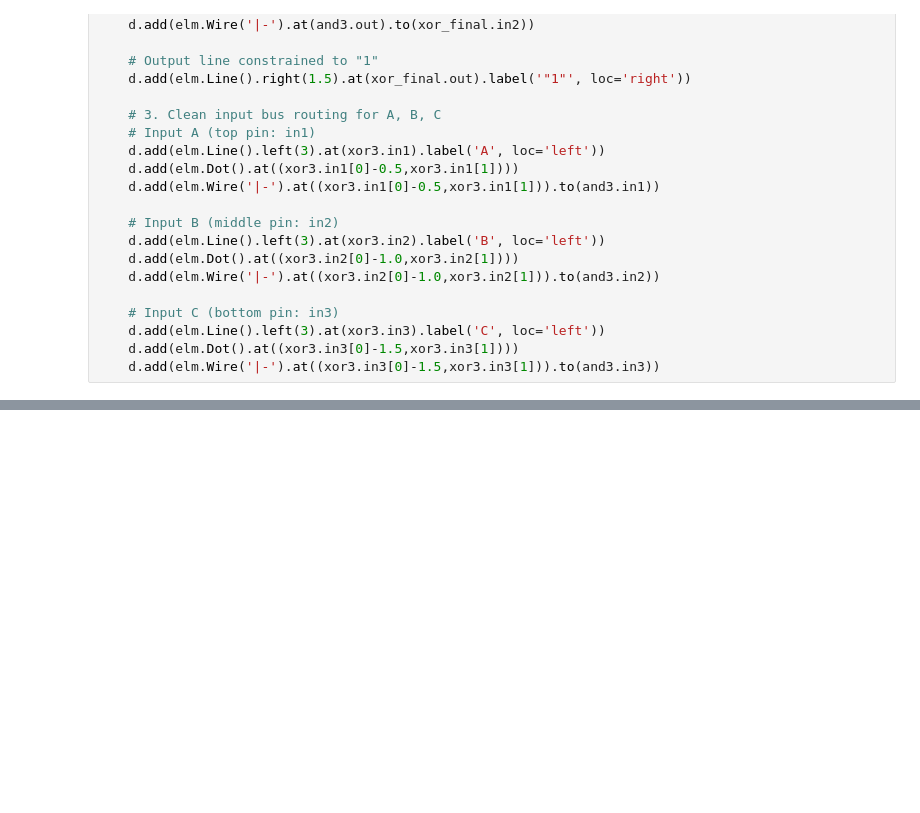
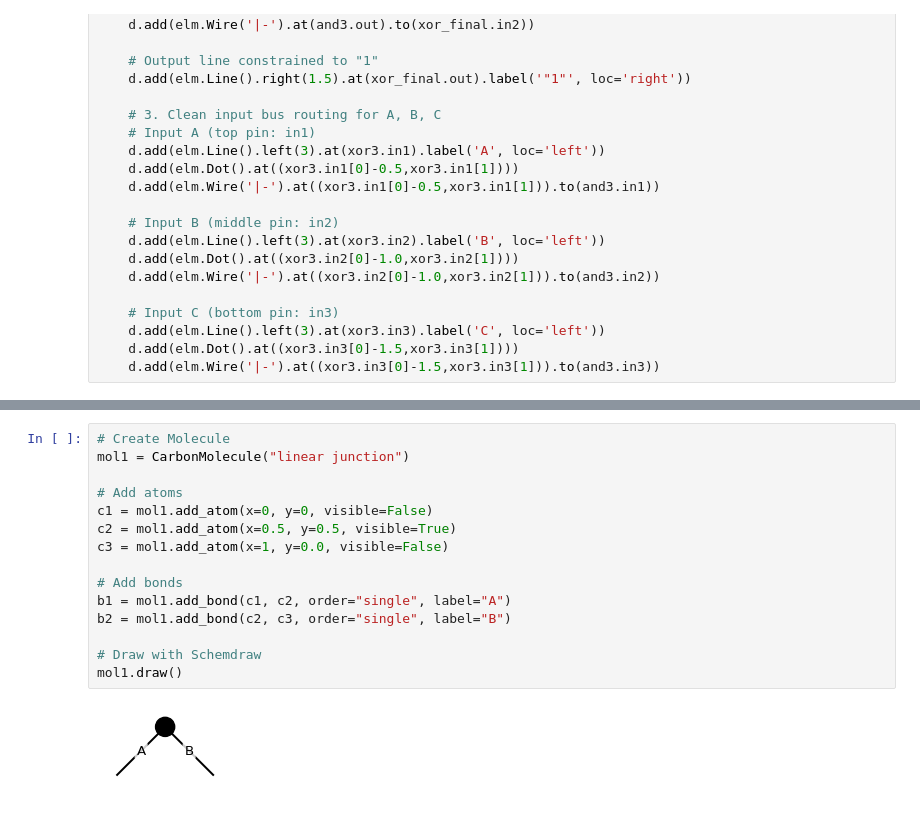
Before and after one commit to nicdeclic/quantum-molecular-computing, a Jupyter notebook: posts/quantum-chemistry/index.ipynb, the cells around one changed output, grey strips where cells are left out. Saved outputs shown, nothing was run; the diff lists cells and outputs as text; blank space fills up the shorter version.

```diff
--- a/posts/quantum-chemistry/index.ipynb
+++ b/posts/quantum-chemistry/index.ipynb
@@ -393,0 +395,17 @@ notations. Clarity is paramount.
+# %%
+# Create Molecule
+mol1 = CarbonMolecule("linear junction")
+
+# Add atoms
+c1 = mol1.add_atom(x=0, y=0, visible=False)
+c2 = mol1.add_atom(x=0.5, y=0.5, visible=True)
+c3 = mol1.add_atom(x=1, y=0.0, visible=False)
+
+# Add bonds
+b1 = mol1.add_bond(c1, c2, order="single", label="A")
+b2 = mol1.add_bond(c2, c3, order="single", label="B")
+
+# Draw with Schemdraw
+mol1.draw()
+# %% [output]
+[figure, added]
```
Also changed, not shown: parts of 18 cells of this notebook, 55 other files.
